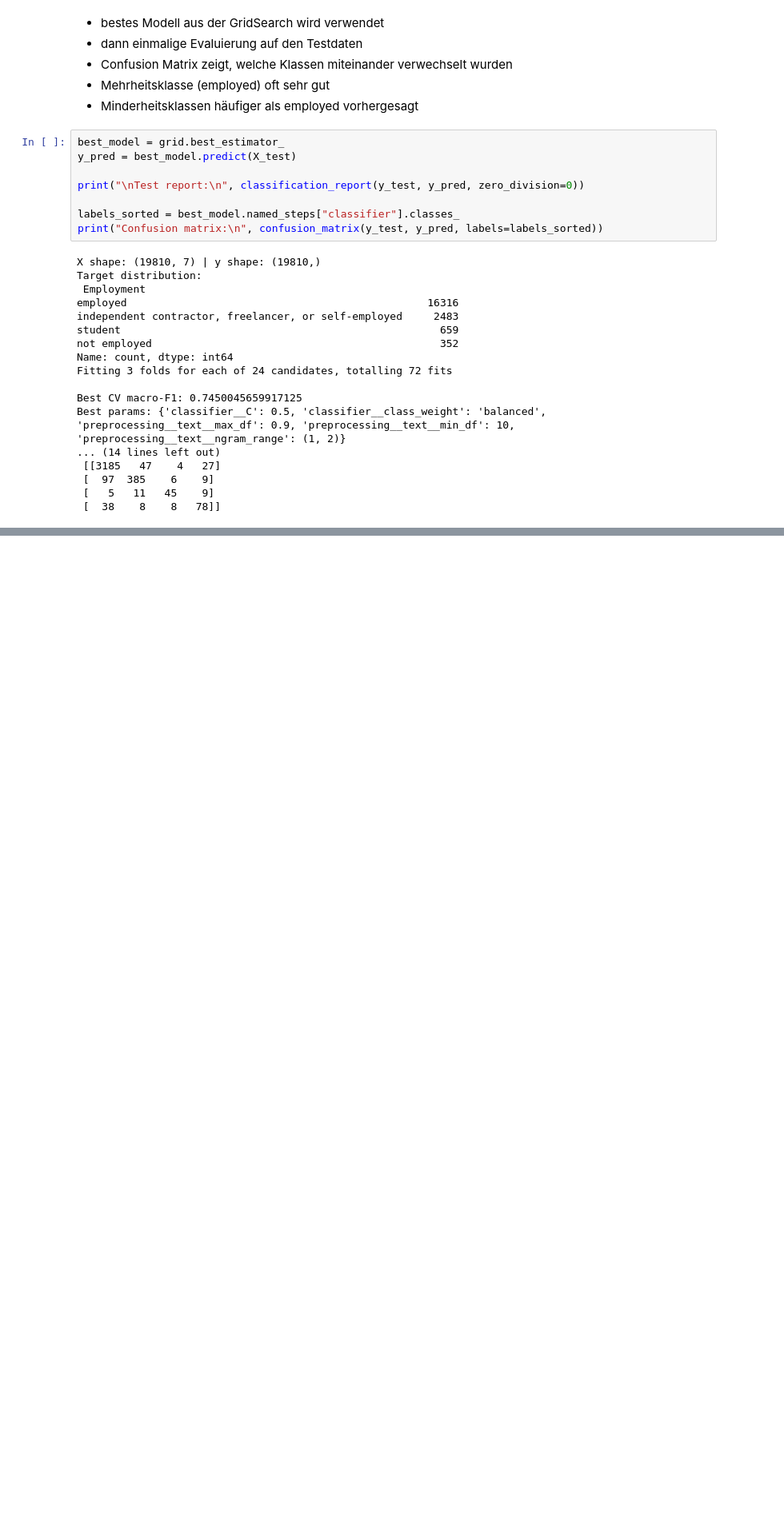
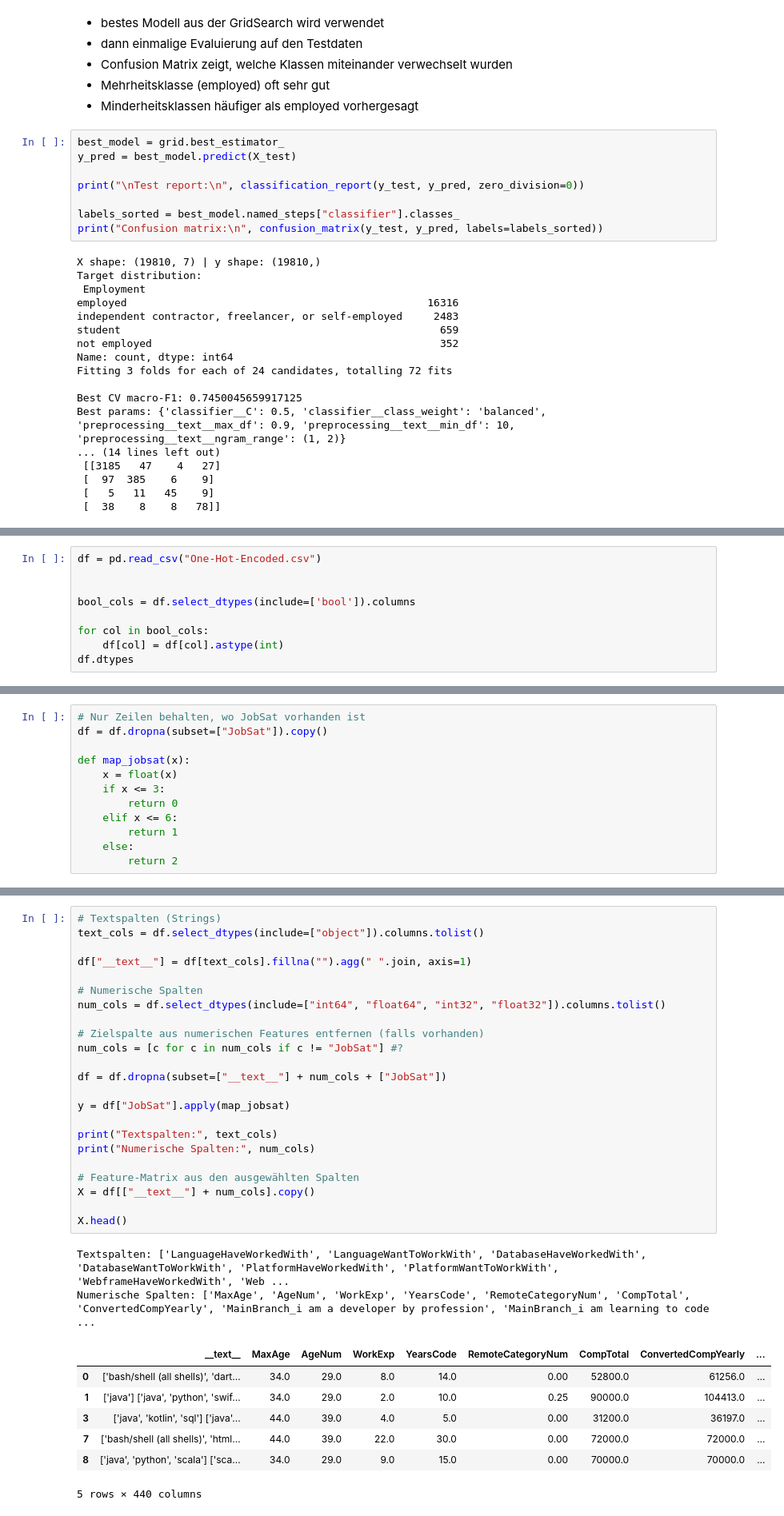
Before and after one commit to Moritz148/data-analytics-project, a Jupyter notebook: Abgaben/Klassifikation.ipynb, the cells around one changed output, grey strips where cells are left out. Shown at 80% size. Saved outputs shown, nothing was run; the diff lists cells and outputs as text; blank space fills up the shorter version.

```diff
--- a/Abgaben/Klassifikation.ipynb
+++ b/Abgaben/Klassifikation.ipynb
@@ -569,0 +855,9 @@ Best params: {'classifier__C': 0.5, 'classifier__class_weight': 'balanced', 'pre
+# %%
+df = pd.read_csv("One-Hot-Encoded.csv")
+
+
+bool_cols = df.select_dtypes(include=['bool']).columns
+
+for col in bool_cols:
+    df[col] = df[col].astype(int)
+df.dtypes
@@ -569,0 +886,12 @@ Best params: {'classifier__C': 0.5, 'classifier__class_weight': 'balanced', 'pre
+# %%
+# Nur Zeilen behalten, wo JobSat vorhanden ist
+df = df.dropna(subset=["JobSat"]).copy()
+
+def map_jobsat(x):
+    x = float(x)
+    if x <= 3:
+        return 0
+    elif x <= 6:
+        return 1
+    else:
+        return 2
@@ -569,0 +903,33 @@ Best params: {'classifier__C': 0.5, 'classifier__class_weight': 'balanced', 'pre
+# %%
+# Textspalten (Strings)
+text_cols = df.select_dtypes(include=["object"]).columns.tolist()
+
+df["__text__"] = df[text_cols].fillna("").agg(" ".join, axis=1)
+
+# Numerische Spalten
+num_cols = df.select_dtypes(include=["int64", "float64", "int32", "float32"]).columns.tolist()
+
+# Zielspalte aus numerischen Features entfernen (falls vorhanden)
+num_cols = [c for c in num_cols if c != "JobSat"] #?
+
+df = df.dropna(subset=["__text__"] + num_cols + ["JobSat"])
+
+y = df["JobSat"].apply(map_jobsat)
+
+print("Textspalten:", text_cols)
+print("Numerische Spalten:", num_cols)
+
+# Feature-Matrix aus den ausgewählten Spalten
+X = df[["__text__"] + num_cols].copy()
+
+X.head()
+# %% [output]
+Textspalten: ['LanguageHaveWorkedWith', 'LanguageWantToWorkWith', 'DatabaseHaveWorkedWith', 'DatabaseWantToWorkWith', 'PlatformHaveWorkedWith', 'PlatformWantToWorkWith', 'WebframeHaveWorkedWith', 'Web ...
+Numerische Spalten: ['MaxAge', 'AgeNum', 'WorkExp', 'YearsCode', 'RemoteCategoryNum', 'CompTotal', 'ConvertedCompYearly', 'MainBranch_i am a developer by profession', 'MainBranch_i am learning to code ...
+|  | __text__ | MaxAge | AgeNum | WorkExp | YearsCode | RemoteCategoryNum | CompTotal | ConvertedCompYearly | ... |
+| 0 | ['bash/shell (all shells)', 'dart... | 34.0 | 29.0 | 8.0 | 14.0 | 0.00 | 52800.0 | 61256.0 | ... |
+| 1 | ['java'] ['java', 'python', 'swif... | 34.0 | 29.0 | 2.0 | 10.0 | 0.25 | 90000.0 | 104413.0 | ... |
+| 3 | ['java', 'kotlin', 'sql'] ['java'... | 44.0 | 39.0 | 4.0 | 5.0 | 0.00 | 31200.0 | 36197.0 | ... |
+| 7 | ['bash/shell (all shells)', 'html... | 44.0 | 39.0 | 22.0 | 30.0 | 0.00 | 72000.0 | 72000.0 | ... |
+| 8 | ['java', 'python', 'scala'] ['sca... | 34.0 | 29.0 | 9.0 | 15.0 | 0.00 | 70000.0 | 70000.0 | ... |
+5 rows × 440 columns
```
Also changed, not shown: parts of 46 cells of this notebook.
